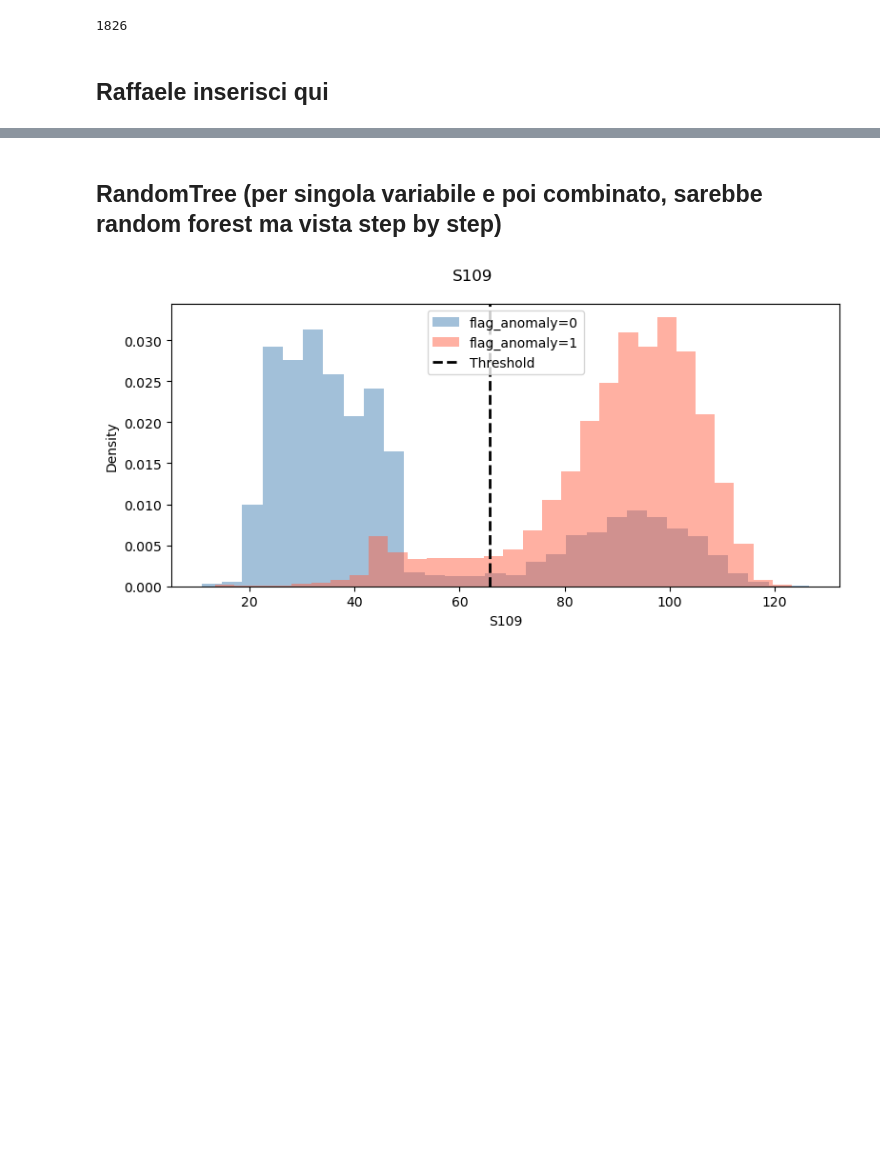
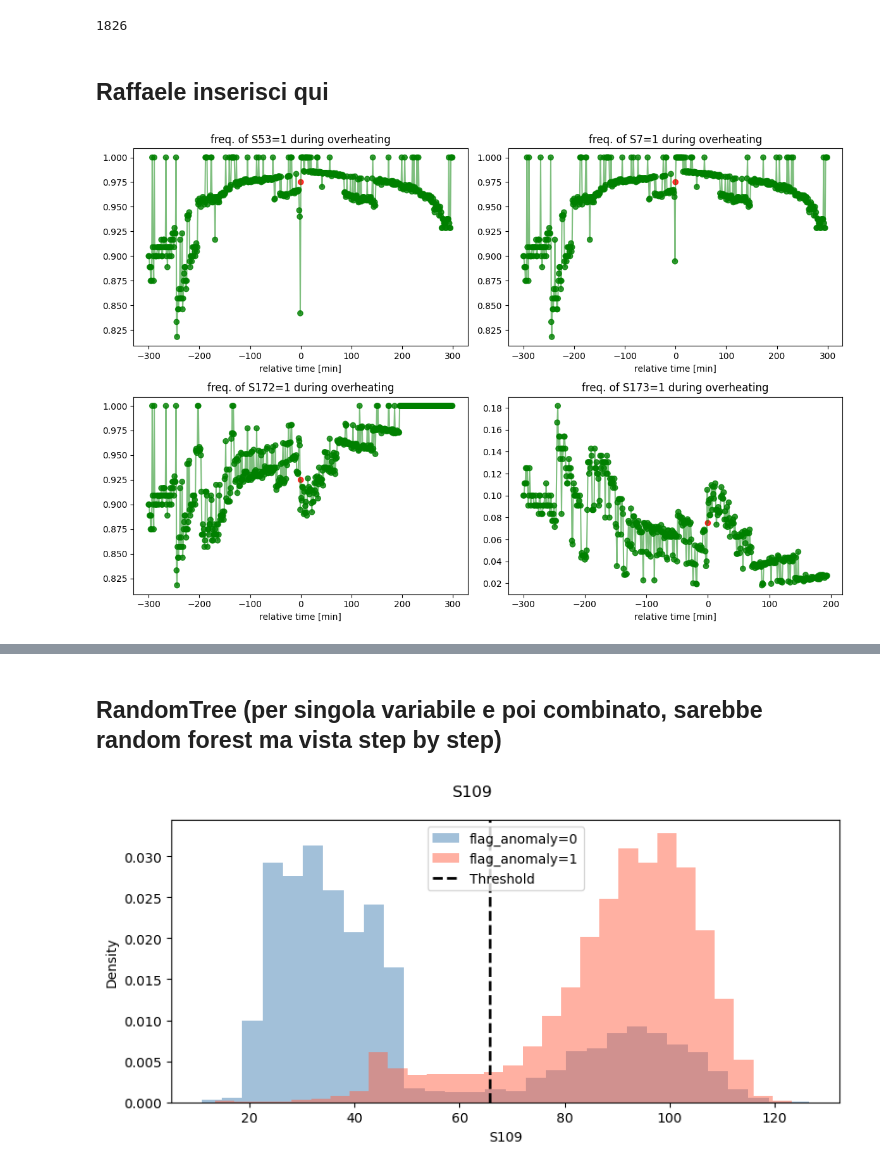
Before and after one commit to RaffaeleSabatini/MAPD2025_proj3, a Jupyter notebook: Group04.ipynb, the cells around one changed output, grey strips where cells are left out. Saved outputs shown, nothing was run; the diff lists cells and outputs as text; code cells hidden in the pictures; blank space fills up the shorter version.

```diff
--- a/Group04.ipynb
+++ b/Group04.ipynb
@@ -2,7 +2,7 @@
 spark.stop()
 # %%
 core = 8
-nome = "nicolò"
+nome = "marco"
 #nicolò
 #marco
 #francesco
@@ -1066,3 +1066,93 @@ df_final_088 = add_predictive(df_final_088, target, window_before_heating=30, de
 1826
 # %% [markdown]
 ## Raffaele inserisci qui
+# %%
+data = {
+    "Sensors": ["S53", "S7", "S172", "S173", "S39", "S40", "S3", "P16", "P2", "S33"],
+    "Correlations": [0.654998, 0.649957, 0.498684, -0.489226, 0.405736, 0.404673, 0.401989, 0.384099, 0.378371, -0.357743]
+}
+
+alarm_corr = pd.DataFrame(data)
+# %%
+%%time
+
+n_sensors = 4
+prev_time = 300*60 # seconds
+post_time = 300*60
+
+window = Window.partitionBy('BlockID').orderBy('when')
+
+top_corr_sensors = alarm_corr['Sensors'][0:n_sensors]
+top_corrs        = alarm_corr['Correlations'][0:n_sensors]
+
+# We center the rows order in such a way that 0 falls on the first occurrence of 1
+# 1) Assign an index to each row
+indexed_df = (
+    df_final_088 \
+        .select('when', *top_corr_sensors, 'overheating', 'BlockID') \
+        .withColumn('overheating_count', count_if(col('overheating') == 1).over(window.rangeBetween(-post_time, prev_time))) \
+        .withColumn('closeToOverheating', col('overheating_count') > 0) \
+        .filter('closeToOverheating') \
+        .withColumn('naive_order', row_number().over(window) - 1)
+)
+
+# 2) Find the timestamp of the first 1
+timeOfOnes = (
+    indexed_df \
+        .filter('overheating = 1') \
+        .groupBy('BlockID') \
+        .agg(spark_min('when').alias('timestampOf1')) \
+)
+
+# 3) Subtract the position to every index
+ordered_df = (
+    indexed_df \
+        .join(timeOfOnes, on='BlockID', how='left') \
+        .withColumn('relative_time', col('when') - col('timestampOf1')) \
+        .select('when', *top_corr_sensors, 'overheating', 'BlockID', 'relative_time')
+)
+# distinct_blocks = ordered_df.select('BlockID').distinct().rdd.flatMap(lambda x: x).collect()
+# ordered_df.show(100)
+
+totalOccurrences_df = ordered_df \
+    .groupBy('relative_time') \
+    .agg(count('*').alias('total_occurrences')) \
+    .filter(f'relative_time < {post_time}')
+# totalOccurrences_df.show(130)
+
+# Now we perform the analysis: we group by relative_time and value (0, 1) for each sensor, then we compute the percentage over the total
+
+fig, axes = plt.subplots(ceil(n_sensors/2), 2, figsize=(12, 2*n_sensors))
+
+for i in range(n_sensors):
+    sensor = top_corr_sensors[i]
+    analysis_df = (
+        ordered_df \
+            .groupBy('relative_time', sensor) \
+            .agg(count('*').alias('occurrences')) \
+            .join(totalOccurrences_df, on='relative_time', how='left') \
+            .withColumn('occurrance_rate', col('occurrences')/col('total_occurrences')) \
+            .orderBy('relative_time', sensor) \
+            .drop('occurrences', 'total_occurrences') \
+            .toPandas()
+    )
+
+    selected = analysis_df[sensor]==1
+
+    rate = analysis_df[selected]['occurrance_rate']
+    # rounded_rate = [round(r, 2) for r in rate]
+    time = analysis_df[selected]['relative_time'] / 60
+    colors = ['red' if t == 0 else 'green' for t in time]
+    axes[i//2, i%2].plot(time, rate, color='green', alpha=0.5)
+    axes[i//2, i%2].scatter(time, rate, color=colors, alpha=0.8)
+    axes[i//2, i%2].set_xlabel('relative time [min]')
+    axes[i//2, i%2].set_title(f'freq. of {sensor}=1 during overheating')# - corr. {round(top_corrs[i], 2)}')
+
+plt.tight_layout()
+plt.show()
+
+
+#print(distinct_blocks)
+#plot_df.show(300, truncate=False)
+# %% [output]
+[figure, added]
```
Also changed, not shown: parts of 5 cells of this notebook.
